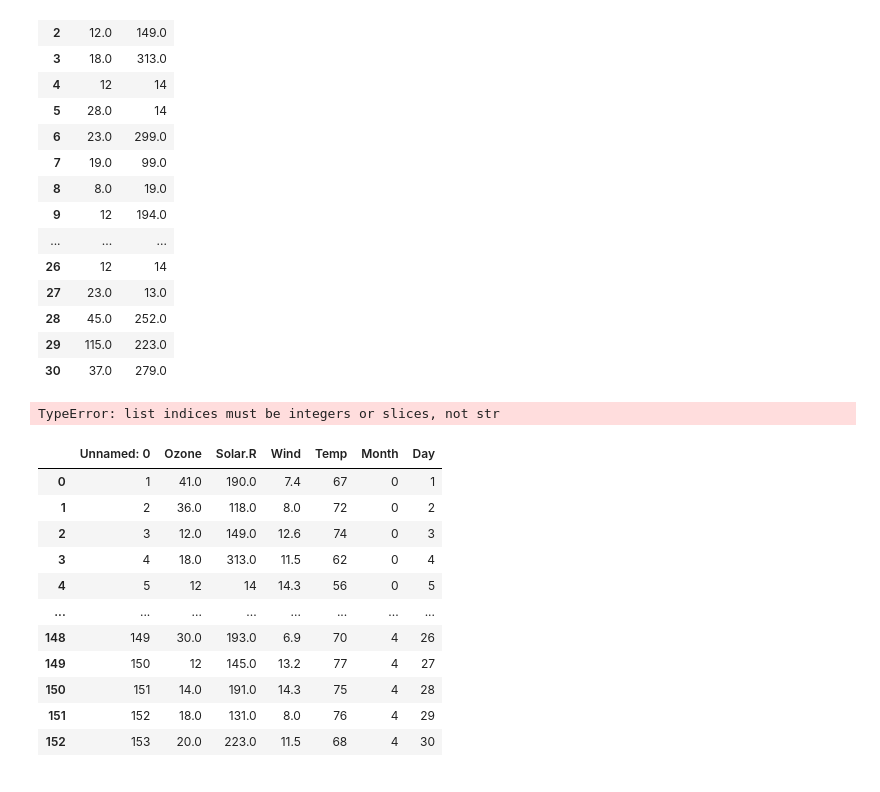
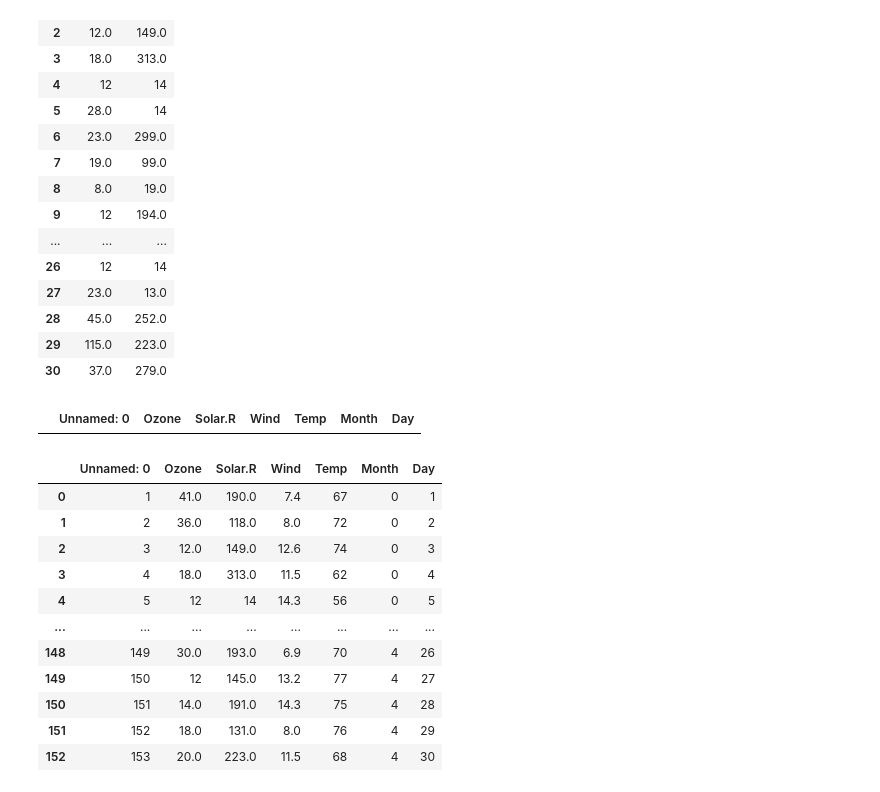
Before and after one commit to adityakardile6329/dsbda-assign, a Jupyter notebook: airqual_all_oper.ipynb, the cells around one changed output. Saved outputs shown, nothing was run; the diff lists cells and outputs as text; code cells hidden in the pictures.

```diff
--- a/airqual_all_oper.ipynb
+++ b/airqual_all_oper.ipynb
@@ -147,9 +140,9 @@ a
 # %%
 ## ERROR CORRECTING ##
 
-df1[df1['ca']==4]
+df[df['Month']==4]
 # %% [output]
-TypeError: list indices must be integers or slices, not str
+|  | Unnamed: 0 | Ozone | Solar.R | Wind | Temp | Month | Day |
 # %%
 ## MODEL BUILDING ##
 
```
Also changed, not shown: parts of 6 cells of this notebook, 2 other files.
